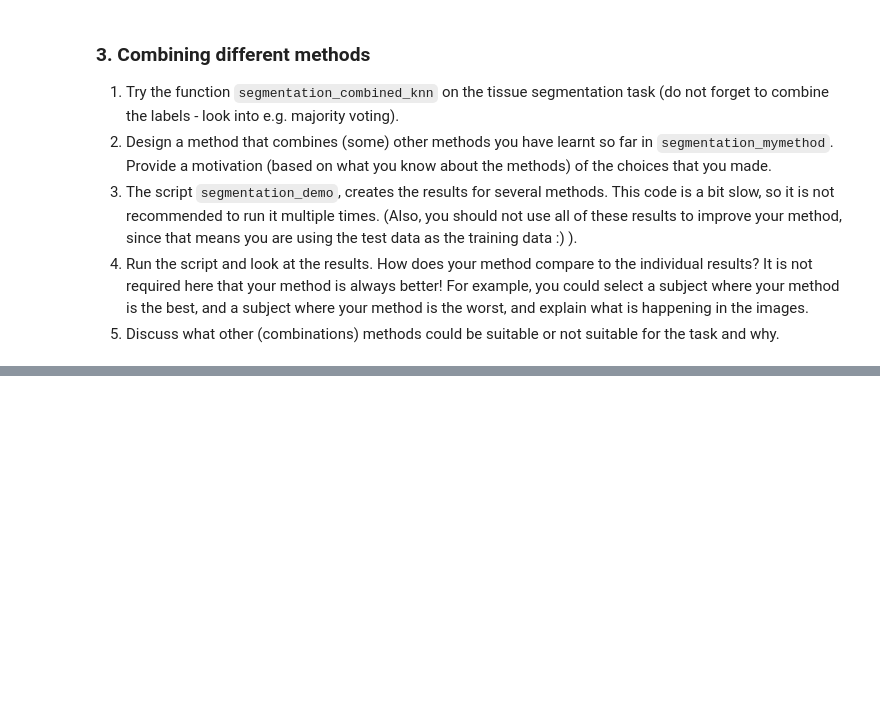
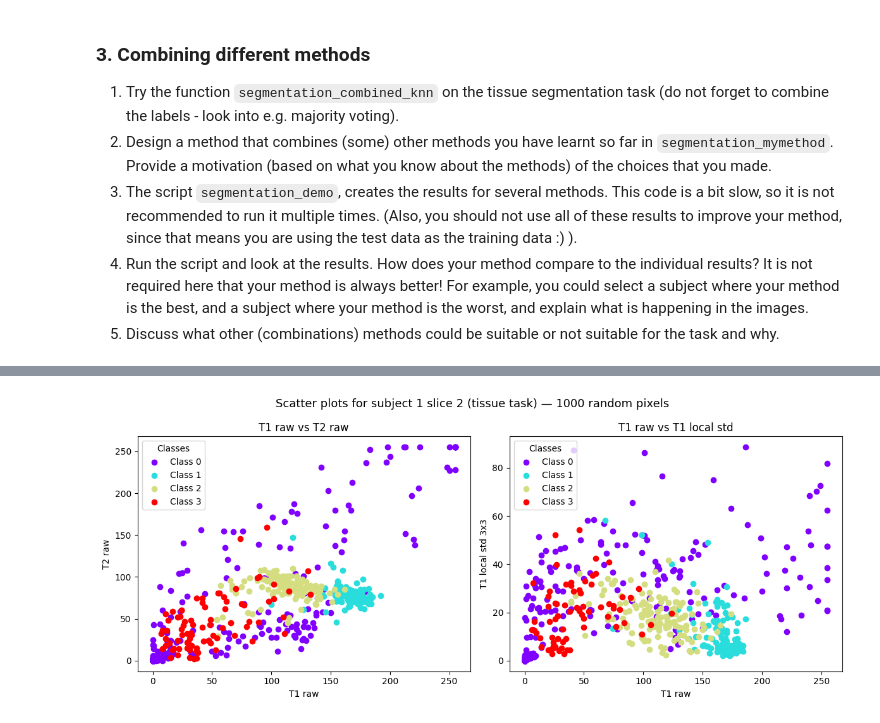
Before and after one commit to aukjewakkerman/MIA-group-23, a Jupyter notebook: Segmentation/reader/2.6_segmentation_project.ipynb, the cells around one changed output, grey strips where cells are left out. Drawn from its saved outputs; the diff is of its cells as text; code cells hidden in the pictures; blank space fills up the shorter version.

Commit message:
Notebook 2.6 afgemaakt + segmentation tests
De notebook afgemaakt + de missende functies in tests ook gemaakt.

```diff
--- a/Segmentation/reader/2.6_segmentation_project.ipynb
+++ b/Segmentation/reader/2.6_segmentation_project.ipynb
@@ -189,0 +90,21 @@ It is recommended to get feedback on your research question from the teaching as
+# %%
+import sys
+sys.path.append('../code')
+import numpy as np
+import matplotlib.pyplot as plt
+import segmentation_util as util
+import segmentation as seg
+
+%matplotlib inline
+
+# Load data for subject 1, slice 2 (tissue task, T1+T2)
+X_t1, Y, feat_labels_t1 = util.create_dataset(1, 2, 'tissue', use_t2=False)
+X_both, _, feat_labels   = util.create_dataset(1, 2, 'tissue', use_t2=True)
+Y = Y.flatten()
+
+print("Feature matrix shape (T1+T2):", X_both.shape)
+print("Labels shape:", Y.shape)
+print("Class distribution:", {int(c): int(np.sum(Y==c)) for c in np.unique(Y)})
+print("\nFeatures available:")
+for i, f in enumerate(feat_labels):
+    print(f"  [{i:2d}] {f}")
@@ -189,0 +129,20 @@ It is recommended to get feedback on your research question from the teaching as
+# %%
+# Scatter plots for selected feature pairs
+fig, axes = plt.subplots(1, 2, figsize=(12, 5))
+fig.suptitle("Scatter plots for subject 1 slice 2 (tissue task) — 1000 random pixels", fontsize=13)
+
+# T1 raw vs T2 raw: most informative cross-modal pair
+ax = util.scatter_data(X_both, Y, feature0=0, feature1=9, ax=axes[0])
+ax.set_xlabel(feat_labels[0]); ax.set_ylabel(feat_labels[9])
+ax.set_title("T1 raw vs T2 raw")
+
+# T1 raw vs T1 local std: intensity vs texture
+ax = util.scatter_data(X_both, Y, feature0=0, feature1=5, ax=axes[1])
+ax.set_xlabel(feat_labels[0]); ax.set_ylabel(feat_labels[5])
+ax.set_title("T1 raw vs T1 local std")
+
+
+plt.tight_layout()
+plt.show()
+# %% [output]
+[figure, added]
```
Also changed, not shown: parts of 20 cells of this notebook, 3 other files.
